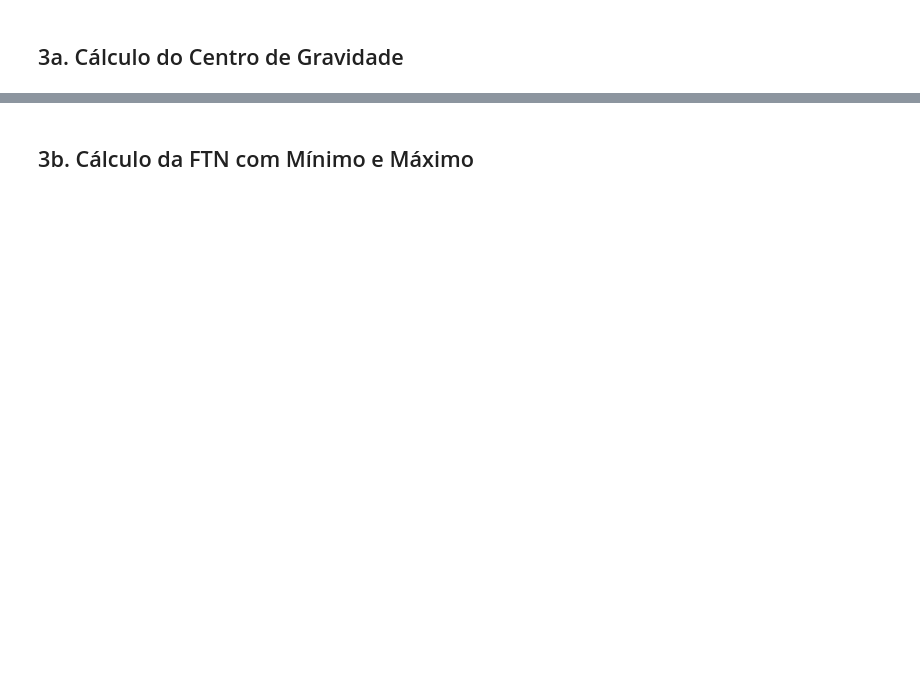
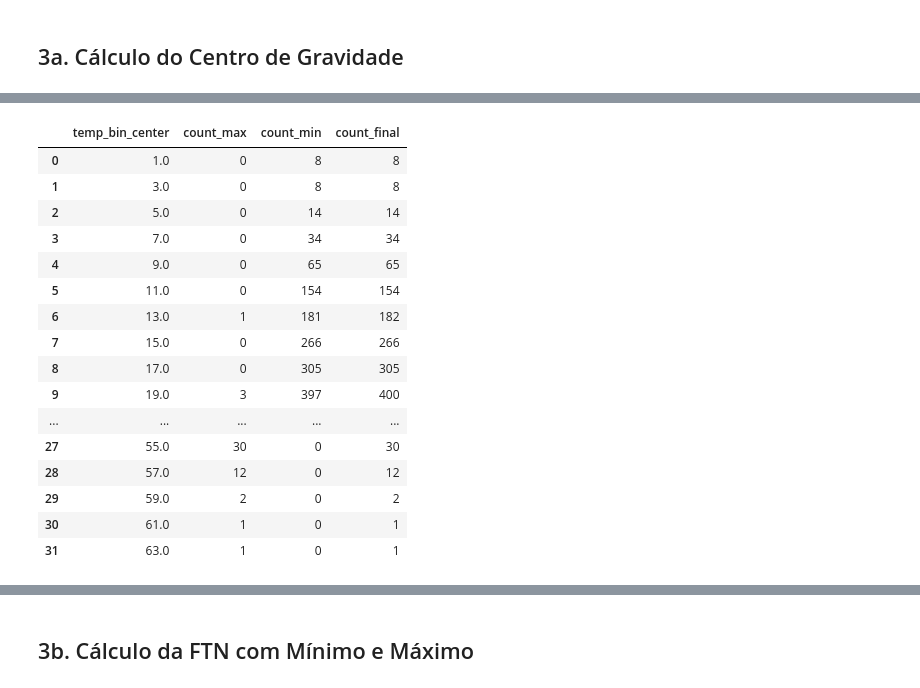
Before and after one commit to CristianoDataScientistRumo/ZAR-Araraquara-termometro, a Jupyter notebook: ZAR_Araraquara/ftn_araraquara.ipynb, the cells around one changed output, grey strips where cells are left out. Drawn from its saved outputs; the diff is of its cells as text; code cells hidden in the pictures; blank space fills up the shorter version.

```diff
--- a/ZAR_Araraquara/ftn_araraquara.ipynb
+++ b/ZAR_Araraquara/ftn_araraquara.ipynb
@@ -279,0 +258,25 @@ CG_X: 41.886308068459655, CG_Y: 41.886308068459655, Centro da FTN: 46.8863080684
+# %%
+## Juntar os bins calculados para temp max e min
+
+df_bin_count_final = pd.merge(df_bin_count, df_bin_count_min, left_on = 'temp_bin_center', right_on = 'temp_bin_center_min', how = 'outer', suffixes=('_max', '_min'))
+df_bin_count_final = df_bin_count_final.drop(columns = ['temp_bin_center_min'])
+df_bin_count_final['count_final'] = df_bin_count_final.count_max + df_bin_count_final.count_min
+df_bin_count_final
+# %% [output]
+|  | temp_bin_center | count_max | count_min | count_final |
+| 0 | 1.0 | 0 | 8 | 8 |
+| 1 | 3.0 | 0 | 8 | 8 |
+| 2 | 5.0 | 0 | 14 | 14 |
+| 3 | 7.0 | 0 | 34 | 34 |
+| 4 | 9.0 | 0 | 65 | 65 |
+| 5 | 11.0 | 0 | 154 | 154 |
+| 6 | 13.0 | 1 | 181 | 182 |
+| 7 | 15.0 | 0 | 266 | 266 |
+| 8 | 17.0 | 0 | 305 | 305 |
+| 9 | 19.0 | 3 | 397 | 400 |
+| ... | ... | ... | ... | ... |
+| 27 | 55.0 | 30 | 0 | 30 |
+| 28 | 57.0 | 12 | 0 | 12 |
+| 29 | 59.0 | 2 | 0 | 2 |
+| 30 | 61.0 | 1 | 0 | 1 |
+| 31 | 63.0 | 1 | 0 | 1 |
```
Also changed, not shown: parts of 18 cells of this notebook, 2 other files.
